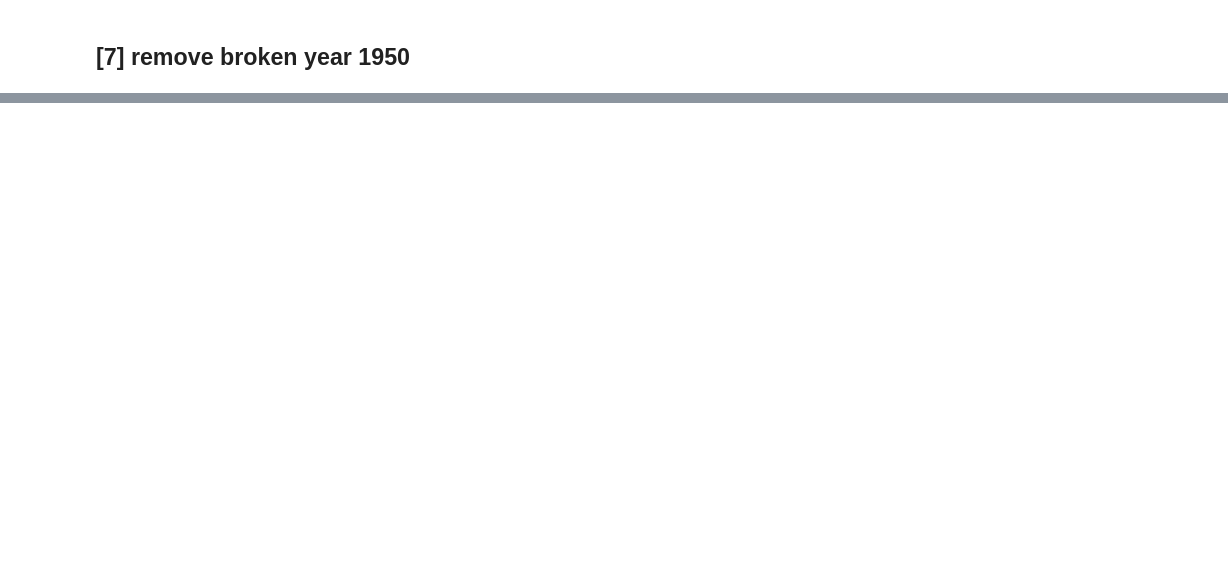
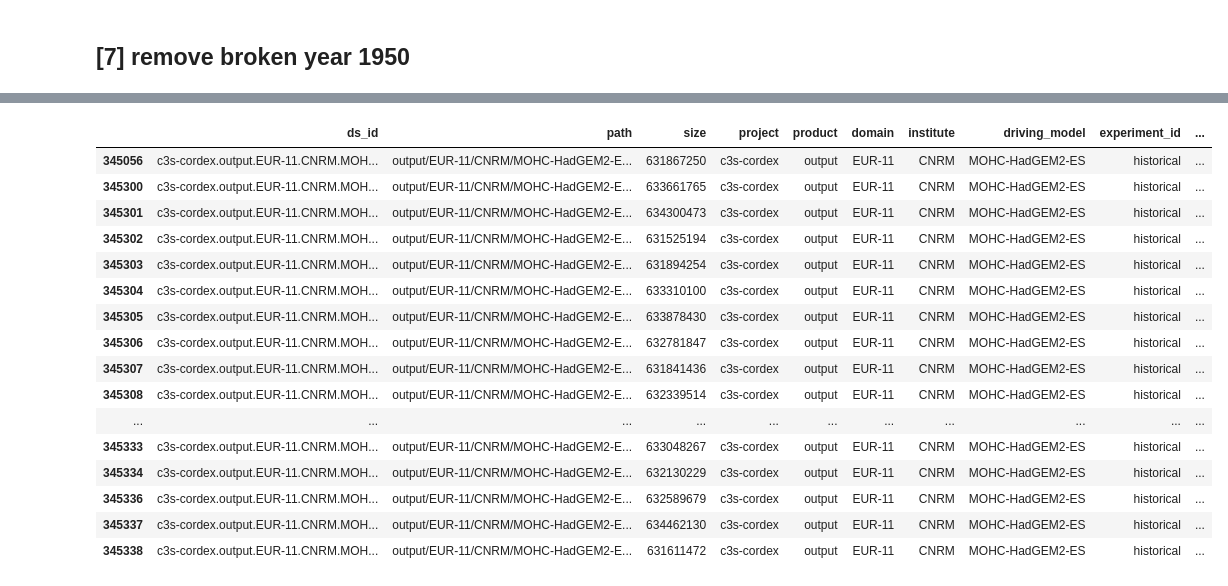
Before and after one commit to cp4cds/c3s_34g_manifests, a Jupyter notebook: notebooks/cordex-fix-catalog_20250703.ipynb, the cells around one changed output, grey strips where cells are left out. Cells and saved outputs as stored; diff of their text form; code cells hidden in the pictures; blank space fills up the shorter version.

```diff
--- a/notebooks/cordex-fix-catalog_20250703.ipynb
+++ b/notebooks/cordex-fix-catalog_20250703.ipynb
@@ -126,0 +292,9 @@ df_cordex_filtered
+# %%
+# Combine to find rows that differ between the two
+diff = pd.concat([df_cordex, df_cordex_original]).drop_duplicates(keep=False)
+
+# Rows in the new df that were not in the original (added)
+added_rows = pd.concat([df_cordex, df_cordex_original, df_cordex_original]).drop_duplicates(keep=False)
+
+# Rows in the original df that are no longer in the new one (removed)
+removed_rows = pd.concat([df_cordex_original, df_cordex, df_cordex]).drop_duplicates(keep=False)
@@ -126,0 +336,20 @@ df_cordex_filtered
+# %%
+removed_rows
+# %% [output]
+|  | ds_id | path | size | project | product | domain | institute | driving_model | experiment_id | ... |
+| 345056 | c3s-cordex.output.EUR-11.CNRM.MOH... | output/EUR-11/CNRM/MOHC-HadGEM2-E... | 631867250 | c3s-cordex | output | EUR-11 | CNRM | MOHC-HadGEM2-ES | historical | ... |
+| 345300 | c3s-cordex.output.EUR-11.CNRM.MOH... | output/EUR-11/CNRM/MOHC-HadGEM2-E... | 633661765 | c3s-cordex | output | EUR-11 | CNRM | MOHC-HadGEM2-ES | historical | ... |
+| 345301 | c3s-cordex.output.EUR-11.CNRM.MOH... | output/EUR-11/CNRM/MOHC-HadGEM2-E... | 634300473 | c3s-cordex | output | EUR-11 | CNRM | MOHC-HadGEM2-ES | historical | ... |
+| 345302 | c3s-cordex.output.EUR-11.CNRM.MOH... | output/EUR-11/CNRM/MOHC-HadGEM2-E... | 631525194 | c3s-cordex | output | EUR-11 | CNRM | MOHC-HadGEM2-ES | historical | ... |
+| 345303 | c3s-cordex.output.EUR-11.CNRM.MOH... | output/EUR-11/CNRM/MOHC-HadGEM2-E... | 631894254 | c3s-cordex | output | EUR-11 | CNRM | MOHC-HadGEM2-ES | historical | ... |
+| 345304 | c3s-cordex.output.EUR-11.CNRM.MOH... | output/EUR-11/CNRM/MOHC-HadGEM2-E... | 633310100 | c3s-cordex | output | EUR-11 | CNRM | MOHC-HadGEM2-ES | historical | ... |
+| 345305 | c3s-cordex.output.EUR-11.CNRM.MOH... | output/EUR-11/CNRM/MOHC-HadGEM2-E... | 633878430 | c3s-cordex | output | EUR-11 | CNRM | MOHC-HadGEM2-ES | historical | ... |
+| 345306 | c3s-cordex.output.EUR-11.CNRM.MOH... | output/EUR-11/CNRM/MOHC-HadGEM2-E... | 632781847 | c3s-cordex | output | EUR-11 | CNRM | MOHC-HadGEM2-ES | historical | ... |
+| 345307 | c3s-cordex.output.EUR-11.CNRM.MOH... | output/EUR-11/CNRM/MOHC-HadGEM2-E... | 631841436 | c3s-cordex | output | EUR-11 | CNRM | MOHC-HadGEM2-ES | historical | ... |
+| 345308 | c3s-cordex.output.EUR-11.CNRM.MOH... | output/EUR-11/CNRM/MOHC-HadGEM2-E... | 632339514 | c3s-cordex | output | EUR-11 | CNRM | MOHC-HadGEM2-ES | historical | ... |
+| ... | ... | ... | ... | ... | ... | ... | ... | ... | ... | ... |
+| 345333 | c3s-cordex.output.EUR-11.CNRM.MOH... | output/EUR-11/CNRM/MOHC-HadGEM2-E... | 633048267 | c3s-cordex | output | EUR-11 | CNRM | MOHC-HadGEM2-ES | historical | ... |
+| 345334 | c3s-cordex.output.EUR-11.CNRM.MOH... | output/EUR-11/CNRM/MOHC-HadGEM2-E... | 632130229 | c3s-cordex | output | EUR-11 | CNRM | MOHC-HadGEM2-ES | historical | ... |
+| 345336 | c3s-cordex.output.EUR-11.CNRM.MOH... | output/EUR-11/CNRM/MOHC-HadGEM2-E... | 632589679 | c3s-cordex | output | EUR-11 | CNRM | MOHC-HadGEM2-ES | historical | ... |
+| 345337 | c3s-cordex.output.EUR-11.CNRM.MOH... | output/EUR-11/CNRM/MOHC-HadGEM2-E... | 634462130 | c3s-cordex | output | EUR-11 | CNRM | MOHC-HadGEM2-ES | historical | ... |
+| 345338 | c3s-cordex.output.EUR-11.CNRM.MOH... | output/EUR-11/CNRM/MOHC-HadGEM2-E... | 631611472 | c3s-cordex | output | EUR-11 | CNRM | MOHC-HadGEM2-ES | historical | ... |
```
Also changed, not shown: parts of 19 cells of this notebook.
